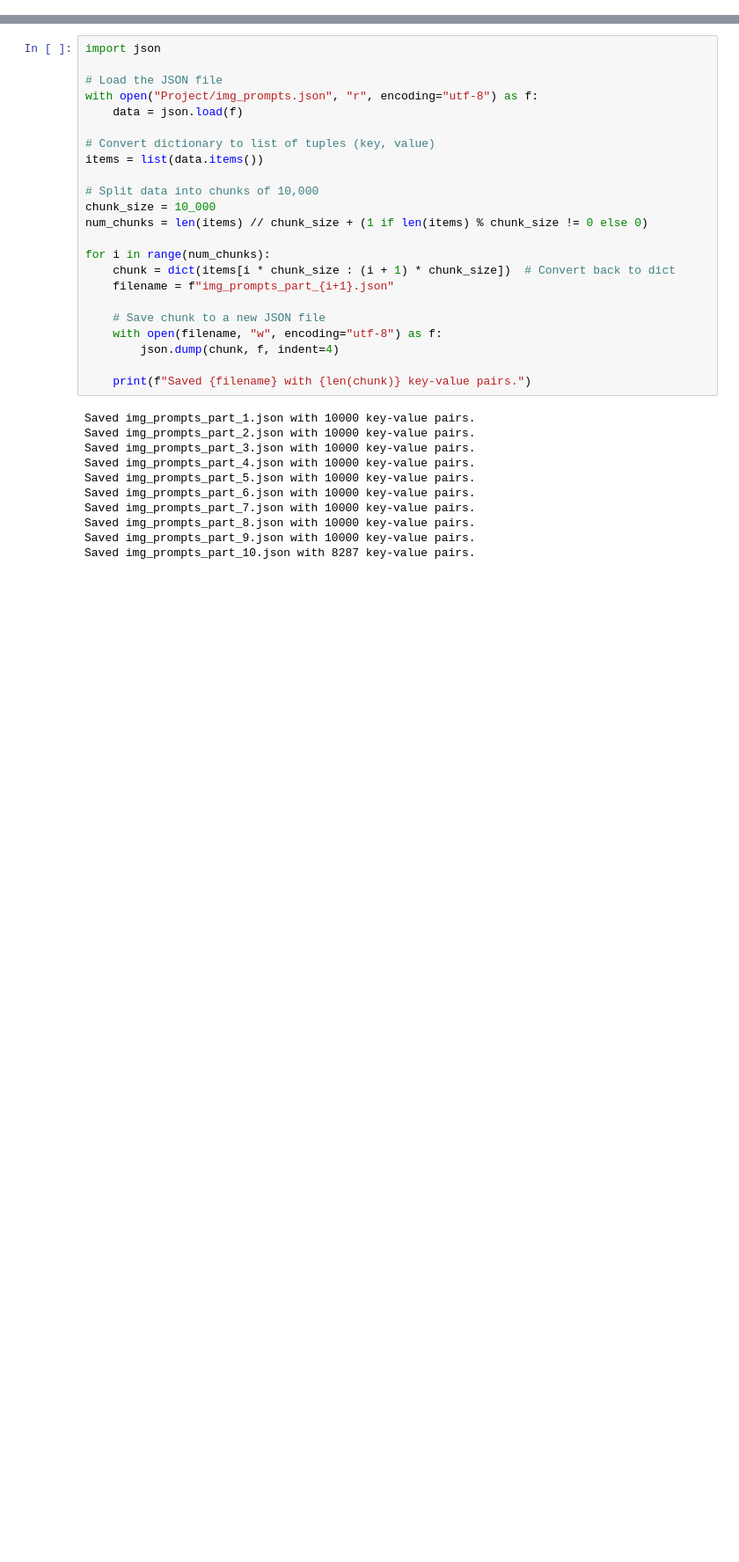
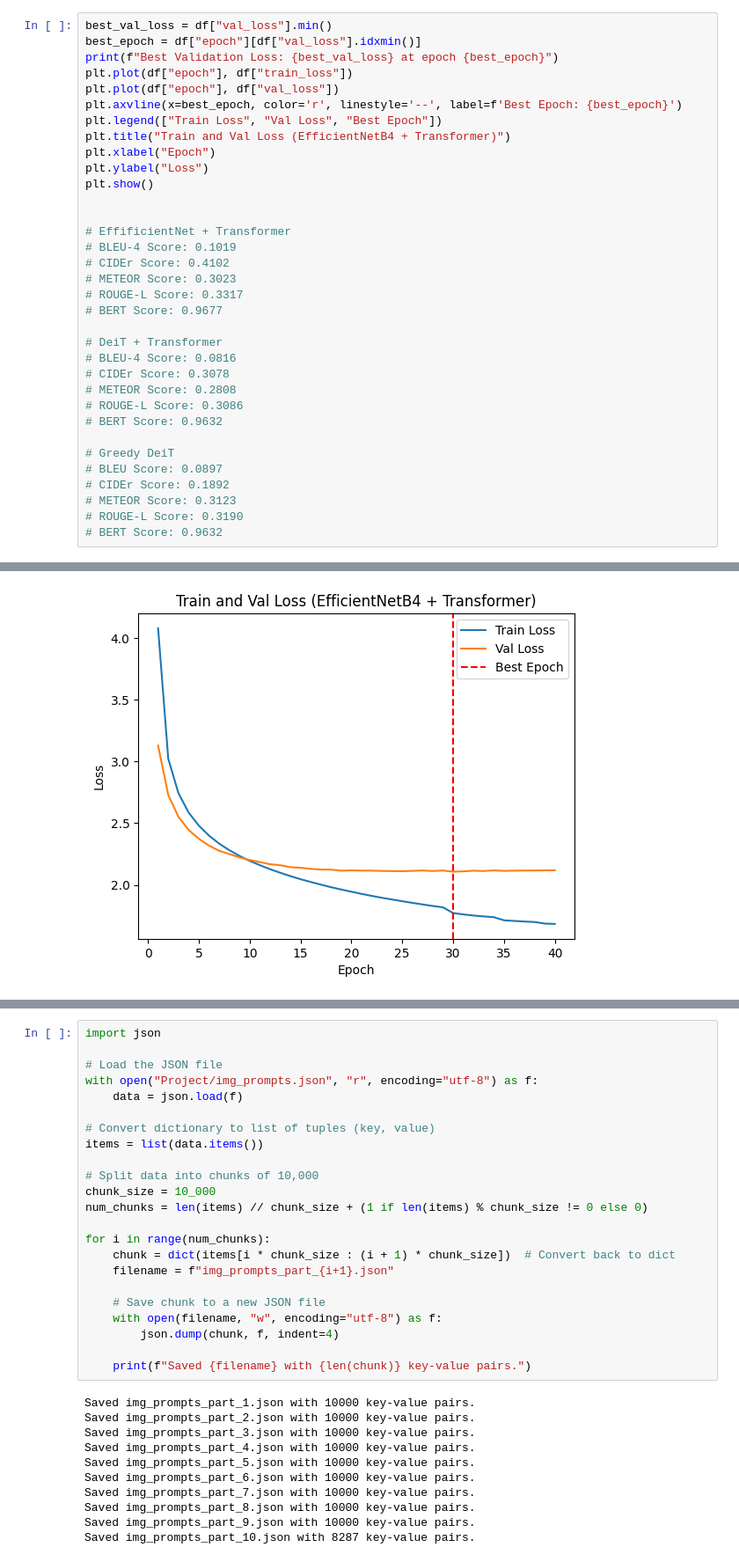
Before and after one commit to vaibhav7766/CV_GAN_Project, a Jupyter notebook: evaluate.ipynb, the cells around one changed output, grey strips where cells are left out. Shown: that part at 88% size. Drawn from its saved outputs; the diff is of its cells as text; blank space fills up the shorter version.

```diff
--- a/evaluate.ipynb
+++ b/evaluate.ipynb
@@ -13,0 +15,35 @@ df.head()
+# %%
+best_val_loss = df["val_loss"].min()
+best_epoch = df["epoch"][df["val_loss"].idxmin()]
+print(f"Best Validation Loss: {best_val_loss} at epoch {best_epoch}")
+plt.plot(df["epoch"], df["train_loss"])
+plt.plot(df["epoch"], df["val_loss"])
+plt.axvline(x=best_epoch, color='r', linestyle='--', label=f'Best Epoch: {best_epoch}')
+plt.legend(["Train Loss", "Val Loss", "Best Epoch"])
+plt.title("Train and Val Loss (EfficientNetB4 + Transformer)")
+plt.xlabel("Epoch")
+plt.ylabel("Loss")
+plt.show()
+
+
+# EffificientNet + Transformer
+# BLEU-4 Score: 0.1019
+# CIDEr Score: 0.4102
+# METEOR Score: 0.3023
+# ROUGE-L Score: 0.3317
+# BERT Score: 0.9677
+
+# DeiT + Transformer
+# BLEU-4 Score: 0.0816
+# CIDEr Score: 0.3078
+# METEOR Score: 0.2808
+# ROUGE-L Score: 0.3086
+# BERT Score: 0.9632
+
+# Greedy DeiT
+# BLEU Score: 0.0897
+# CIDEr Score: 0.1892
+# METEOR Score: 0.3123
+# ROUGE-L Score: 0.3190
+# BERT Score: 0.9632
+# %% [output]
@@ -13,0 +51 @@ df.head()
+[figure, added]
```
Also changed, not shown: parts of 10 cells of this notebook, 32 other files.
